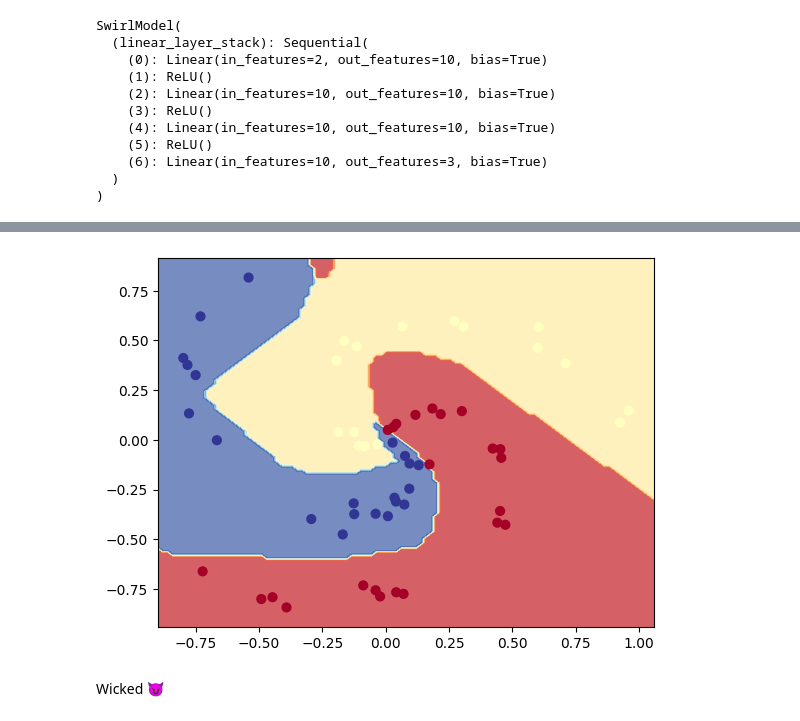
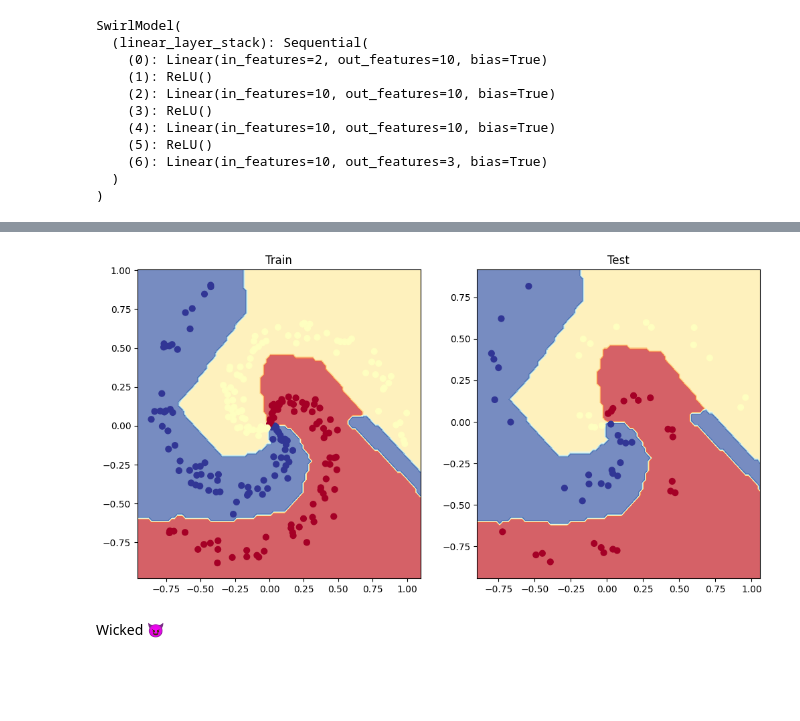
Before and after one commit to AishaEvering/PyTorch_Exercises, a Jupyter notebook: 02_pytorch_classification_exercises.ipynb, the cells around one changed output, grey strips where cells are left out. Saved outputs shown, nothing was run; the diff lists cells and outputs as text; code cells hidden in the pictures; blank space fills up the shorter version.

Commit message:
Classification with proper plots

```diff
--- a/02_pytorch_classification_exercises.ipynb
+++ b/02_pytorch_classification_exercises.ipynb
@@ -493,7 +493,7 @@ optimizer = torch.optim.Adam(params=model_1.parameters(), lr=0.001)
 torch.manual_seed(42)
 torch.cuda.manual_seed(42)
 
-epochs = 1500
+epochs = 2000
 
 # Loop over data
 for epoch in range(epochs):
@@ -553,13 +558,20 @@ Epoch: 1400 | Loss: 0.1007 | Acc: 0.97% | Test Loss: 0.0921 | Test acc: 0.97%
 # %%
 # Plot decision boundaries for training and test sets
 model.eval()
 
 with torch.inference_mode():
   y_logits = model_1(X_test)
   y_pred_probs = torch.softmax(y_logits, dim=1).argmax(dim=1)
 
+plt.figure(figsize=(12, 6))
+plt.subplot(1, 2, 1)
+plt.title("Train")
+plot_decision_boundary(model_1, X_train, y_train)
+
+plt.subplot(1, 2, 2)
+plt.title("Test")
 plot_decision_boundary(model_1, X_test, y_pred_probs)
 # %% [output]
-[figure, old version]
+[figure, new version]
 # %% [markdown]
 Wicked 😈
```
Also changed, not shown: parts of 1 cell of this notebook.
